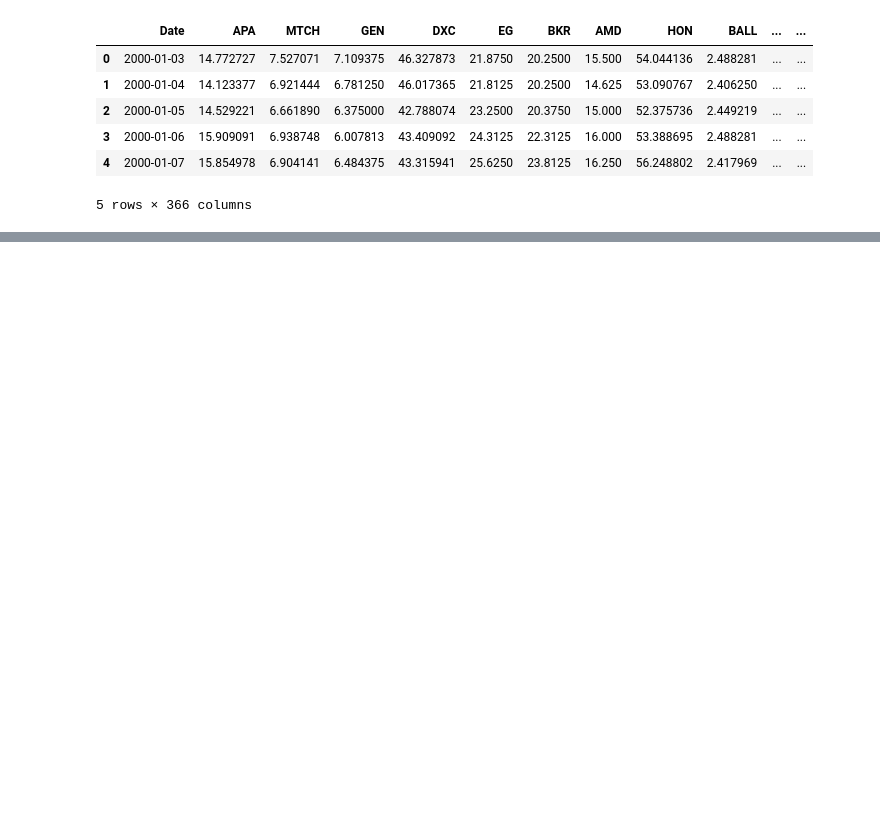
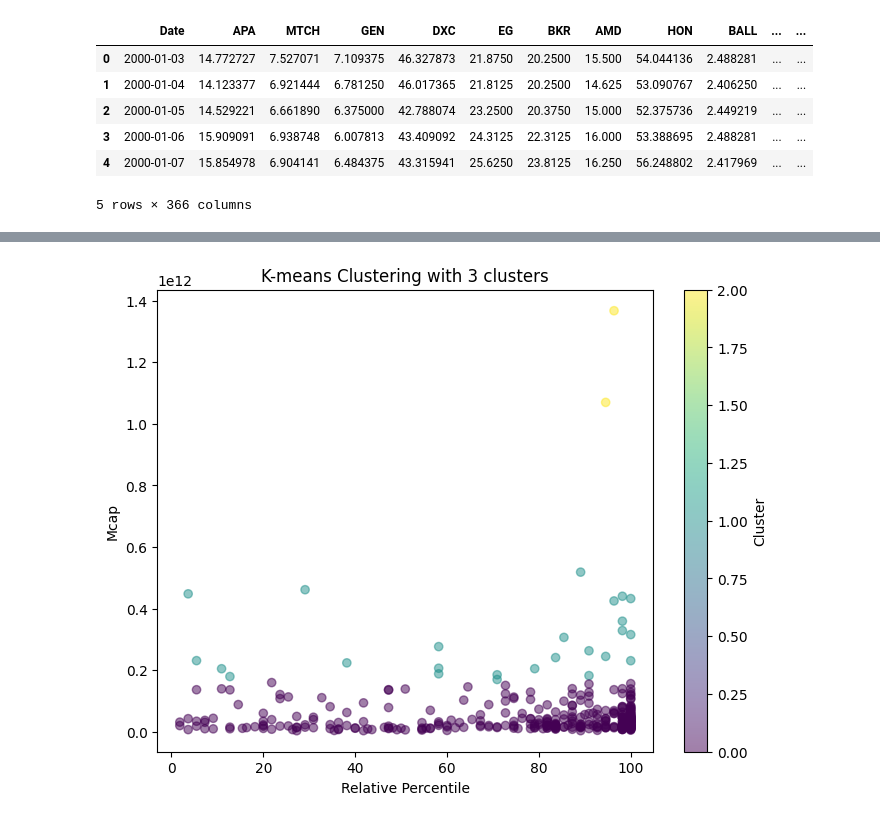
Before and after one commit to CiganOliviuAlphablock/clustering-in-mean-reversion-framework, a Jupyter notebook: clustering.ipynb, the cells around one changed output, grey strips where cells are left out. Saved outputs shown, nothing was run; the diff lists cells and outputs as text; code cells hidden in the pictures; blank space fills up the shorter version.

```diff
--- a/clustering.ipynb
+++ b/clustering.ipynb
@@ -159,0 +210,17 @@ result_df.head()
+# %%
+clustering_data = result_df_filtered_data_2024[['Mcap', 'Relative_Percentile']]
+kmeans = KMeans(n_clusters=3, n_init=10)
+kmeans.fit(clustering_data)
+
+
+result_df_filtered_data_2024['Cluster'] = kmeans.labels_
+plt.figure(figsize=(8, 6))
+plt.scatter(result_df_filtered_data_2024['Relative_Percentile'], result_df_filtered_data_2024['Mcap'], c=result_df_filtered_data_2024['Cluster'], cmap='viridis', alpha=0.5)
+plt.title('K-means Clustering with 3 clusters')
+plt.xlabel('Relative Percentile')
+plt.ylabel('Mcap')
+plt.colorbar(label='Cluster')
+
+plt.show()
+# %% [output]
+[figure, added]
```
Also changed, not shown: parts of 13 cells of this notebook.
